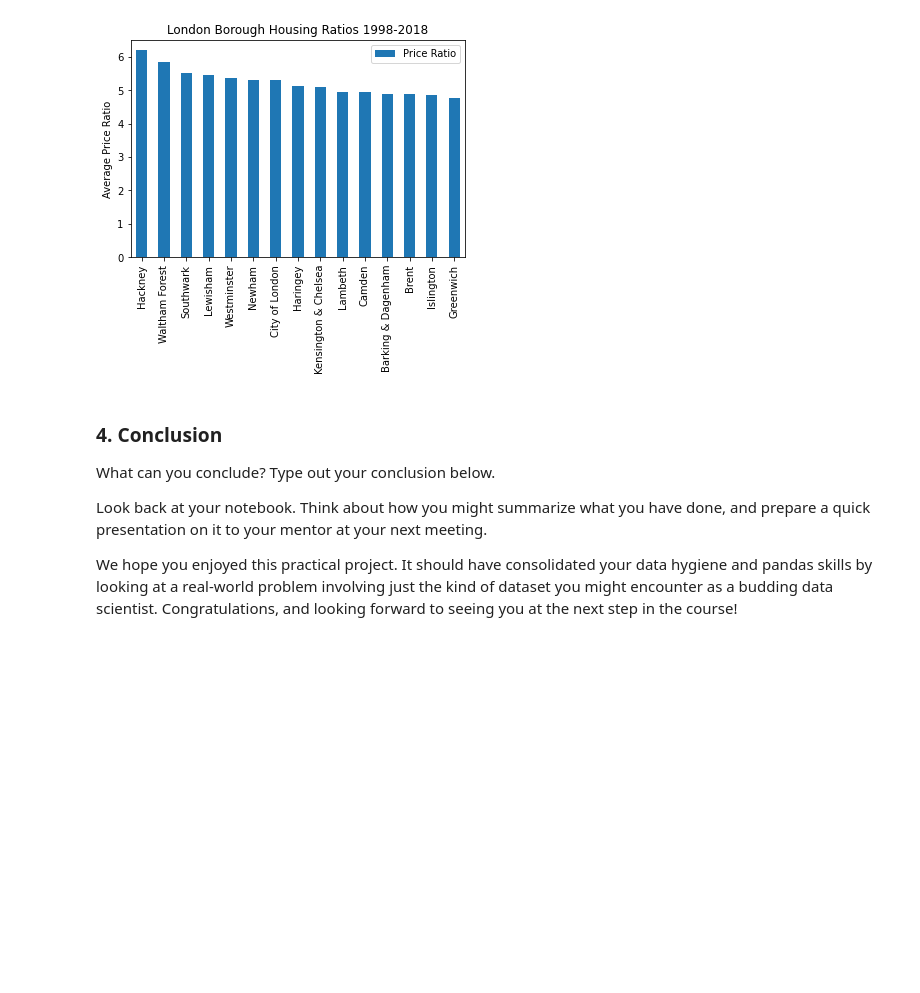
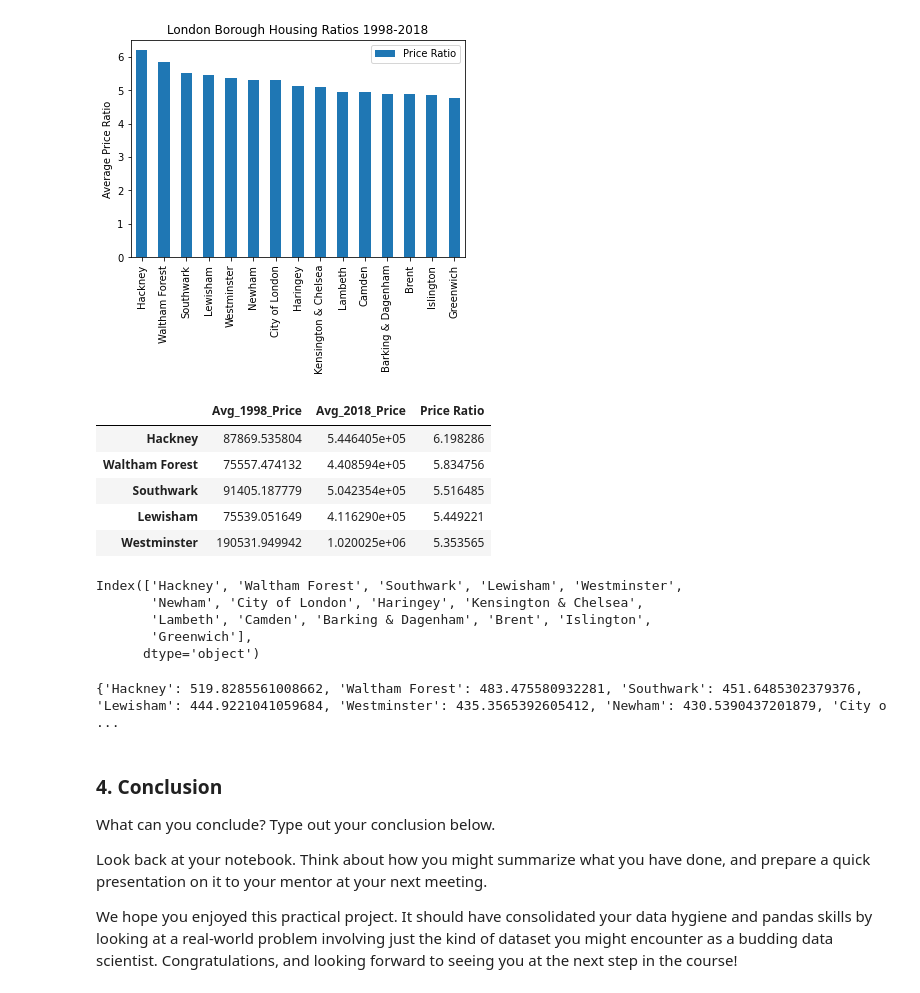
Before and after one commit to S-McDermott/Springboard_Unit4.3_Project, a Jupyter notebook: Unit 4 Challenge - Tier 3.ipynb, the cells around one changed output. Saved outputs shown, nothing was run; the diff lists cells and outputs as text; code cells hidden in the pictures; blank space fills up the shorter version.

```diff
--- a/Unit 4 Challenge - Tier 3.ipynb
+++ b/Unit 4 Challenge - Tier 3.ipynb
@@ -282,3 +290,22 @@ plt.title('London Borough Housing Ratios 1998-2018')
 plt.show()
 # %% [output]
 [figure]
+# %%
+rtp = ratioToPlot.rename(columns={0:'Avg_1998_Price', 1:'Avg_2018_Price'})
+# %%
+rtp.head()
+# %% [output]
+|  | Avg_1998_Price | Avg_2018_Price | Price Ratio |
+| Hackney | 87869.535804 | 5.446405e+05 | 6.198286 |
+| Waltham Forest | 75557.474132 | 4.408594e+05 | 5.834756 |
+| Southwark | 91405.187779 | 5.042354e+05 | 5.516485 |
+| Lewisham | 75539.051649 | 4.116290e+05 | 5.449221 |
+| Westminster | 190531.949942 | 1.020025e+06 | 5.353565 |
+# %%
+rtp.index
+# %% [output]
+Index(['Hackney', 'Waltham Forest', 'Southwark', 'Lewisham', 'Westminster',
+       'Newham', 'City of London', 'Haringey', 'Kensington & Chelsea',
+       'Lambeth', 'Camden', 'Barking & Dagenham', 'Brent', 'Islington',
+       'Greenwich'],
+      dtype='object')
@@ -285,3 +316,7 @@ plt.show()
+# %%
+print(Pinc)
+# %% [output]
+{'Hackney': 519.8285561008662, 'Waltham Forest': 483.475580932281, 'Southwark': 451.6485302379376, 'Lewisham': 444.9221041059684, 'Westminster': 435.3565392605412, 'Newham': 430.5390437201879, 'City o ...
 # %% [markdown]
 ### 4. Conclusion
 What can you conclude? Type out your conclusion below.
```
Also changed, not shown: parts of 6 cells of this notebook.
